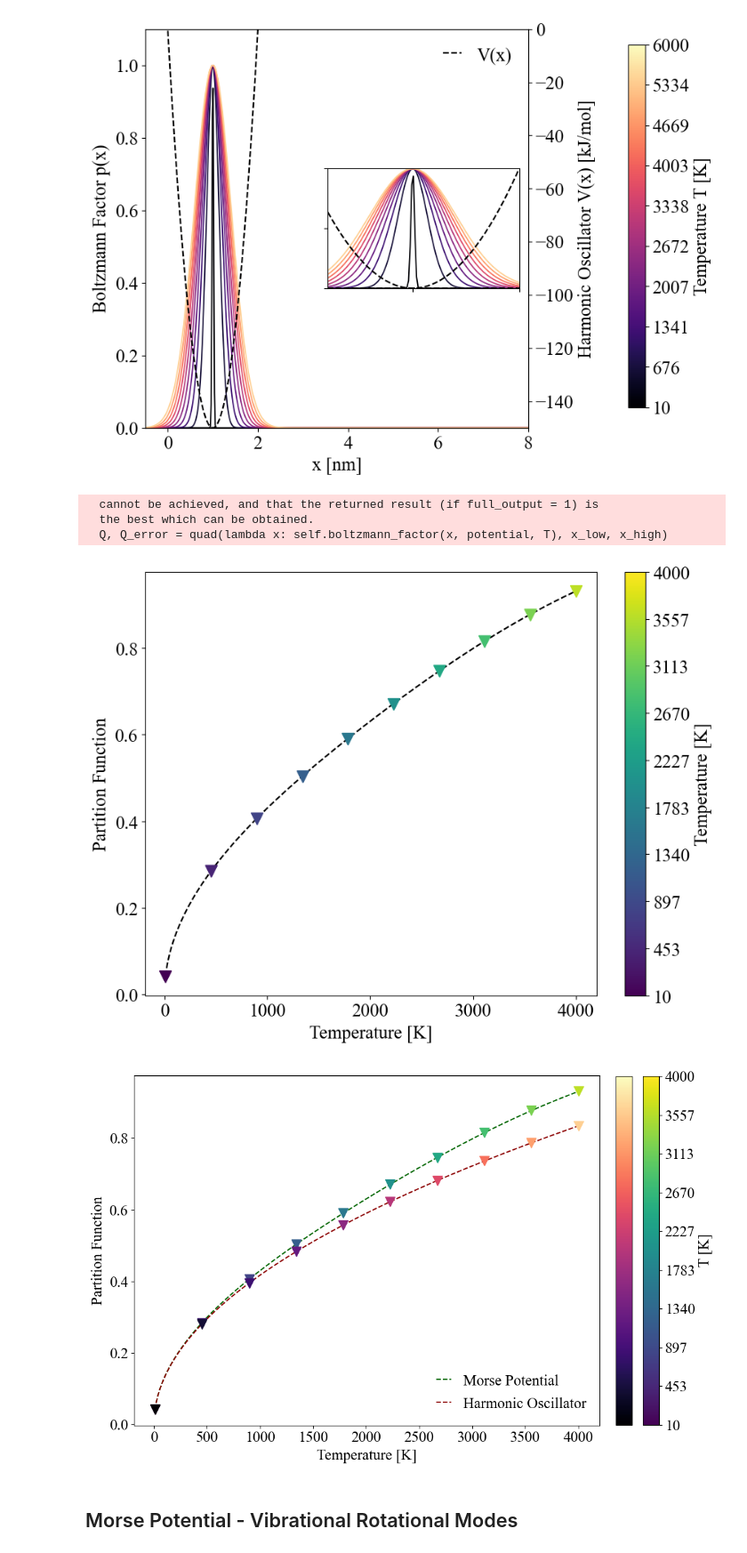
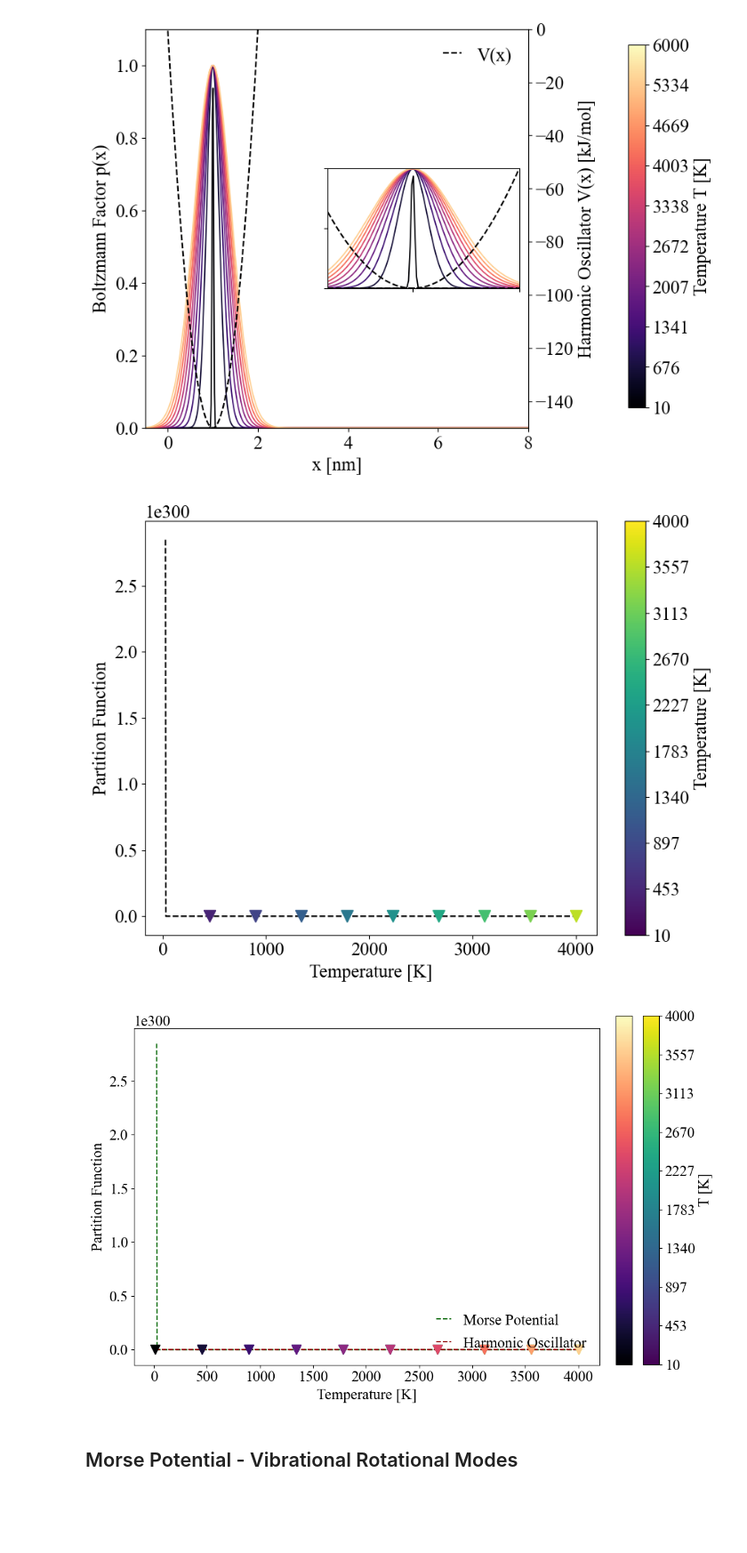
Before and after one commit to bkellerlab/KineticsSandbox, a Jupyter notebook: benchmarks/partition_function/arthurs_benchmark.ipynb, the cells around one changed output. Shown at 89% size. Cells and saved outputs as stored; diff of their text form; code cells hidden in the pictures; blank space fills up the shorter version.

```diff
--- a/benchmarks/partition_function/arthurs_benchmark.ipynb
+++ b/benchmarks/partition_function/arthurs_benchmark.ipynb
@@ -1007,8 +1113,8 @@ from scipy.constants import Boltzmann as kb  # J/K
 from matplotlib import colormaps, cm
 from utils.thermodynamics import StatisticalThermodynamics
 from potential.D1 import Morse, Quadratic
-from scipy.integrate import simps, trapz
-
+from scipy.integrate import simpson as simps
+from numpy import trapz
 
 # Initialize the StatisticalThermodynamics object
 thermo = StatisticalThermodynamics()
@@ -1060,7 +1166,7 @@ for i, T in enumerate(temperatures):
     y = boltzmann_factor
 
     # Compute the integral using Simpson's rule
-    integral_simps = simps(y, x)
+    integral_simps = simps(y, x=x)
 
     # Compute the integral using the trapezoidal rule
     integral_trapz = trapz(y, x)
@@ -1465,11 +1571,12 @@ Below we find the results for the unnormalized Boltzmann factor for the Morse po
 # %%
 import matplotlib.pyplot as plt
 import numpy as np
-from scipy.integrate import simps, trapz
+from scipy.integrate import simpson as simps
 from scipy.constants import Boltzmann as kb  # J/K
 from matplotlib import colormaps, cm
 from utils.thermodynamics import StatisticalThermodynamics
 from potential.D1 import Morse
+from numpy import trapz
 
 # Initialize the StatisticalThermodynamics object
 thermo = StatisticalThermodynamics()
@@ -1512,7 +1619,7 @@ for i, T in enumerate(temperatures):
     ax1.plot(x, normalized_boltzmann, color=color, linewidth=1.25)
 
     # Compute integrals using Simpson's rule and the trapezoidal rule
-    integral_simps = simps(normalized_boltzmann, x)
+    integral_simps = simps(normalized_boltzmann, x=x)
     integral_trapz = trapz(normalized_boltzmann, x)
 
     print(f"Temperature {T} K:")
@@ -1742,7 +1849,7 @@ import numpy as np
 from scipy.constants import Boltzmann as kb  # J/K
 from matplotlib import colormaps, cm
 from utils.thermodynamics import StatisticalThermodynamics
-from potential.D1 import Morse_positive, Quadratic
+from potential.D1 import Quadratic
 
 # Set the global font properties
 plt.rcParams["font.family"] = "serif"
@@ -1763,7 +1870,7 @@ temperatures = np.linspace(10, 4000, 10)  # From 100 K to 1000 K
 
 D = 150
 
-morse = Morse_positive(param=[D, 1, 1])
+morse = Morse(param=[D, 1, 1])
 # Create a colormap
 cmap = colormaps.get_cmap("viridis")
 
@@ -1901,38 +2008,35 @@ for i, T in enumerate(temperatures):
 
 # Add labels and legend
 ax.set_xlabel("Temperature [K]")
 ax.set_ylabel("Partition Function")
 # ax.set_title("Partition Function for Morse Potential at Varying Temperatures")
 ax.legend(frameon=False, handlelength=1, handleheight=1, loc="lower right")
 
 # Add a colorbar
 cbar_ax_1 = fig.add_axes([1, 0.13, 0.03, 0.83])
 norm = plt.Normalize(temperatures.min(), temperatures.max())
 sm = cm.ScalarMappable(cmap=cmap2, norm=norm)
 sm.set_array([])  # Set the array for ScalarMappable
 cbar = fig.colorbar(sm, cax=cbar_ax_1)
 cbar.set_ticks([])
 # cbar.set_label('Temperature [K]')
 
 # Add a colorbar
 cbar_ax = fig.add_axes([1.05, 0.13, 0.03, 0.83])
 norm = plt.Normalize(temperatures.min(), temperatures.max())
 sm = cm.ScalarMappable(cmap=cmap, norm=norm)
 sm.set_array([])  # Only needed for ScalarMappable
 cbar = fig.colorbar(sm, cax=cbar_ax)
 cbar.set_ticks(temperatures)
 cbar.set_label("T [K]")
 
 fig.tight_layout()
 plt.savefig("partition_functions_comparison.pdf")
 # Show the plot
 plt.show()
 # %% [output]
-  cannot be achieved, and that the returned result (if full_output = 1) is
-  the best which can be obtained.
-  Q, Q_error = quad(lambda x: self.boltzmann_factor(x, potential, T), x_low, x_high)
-[figure, old version]
+[figure, new version]
-[figure, old version]
+[figure, new version]
 # %% [markdown]
 ## Morse Potential - Vibrational Rotational Modes
 # %% [markdown]
```
Also changed, not shown: parts of 11 cells of this notebook, 14 other files.
